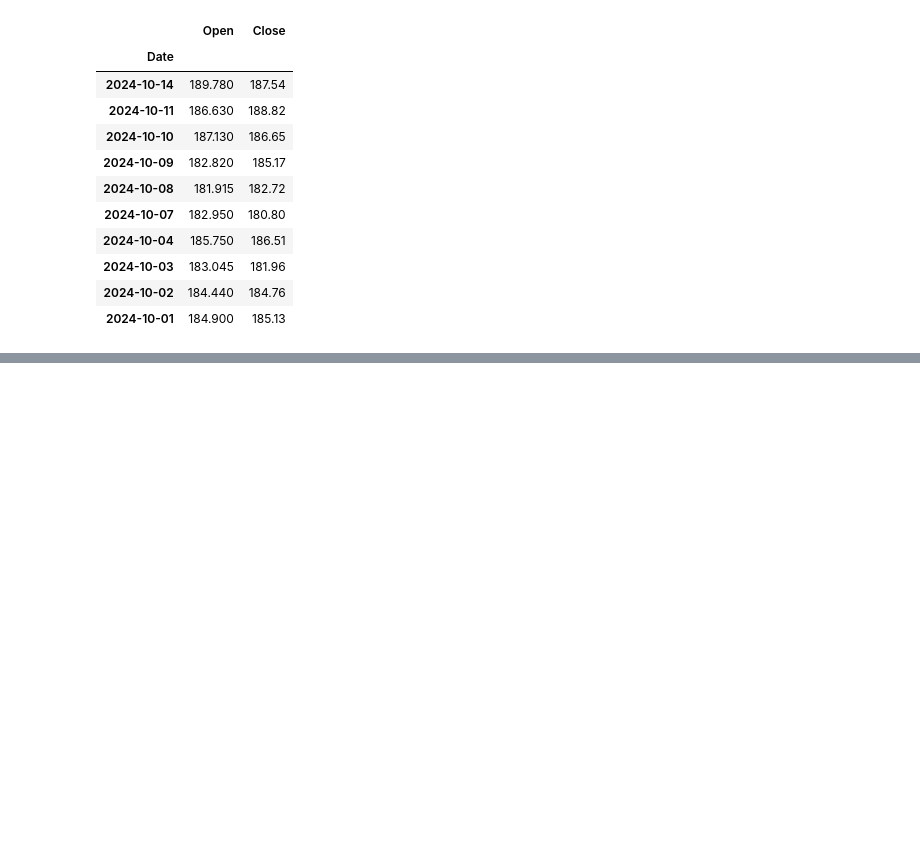
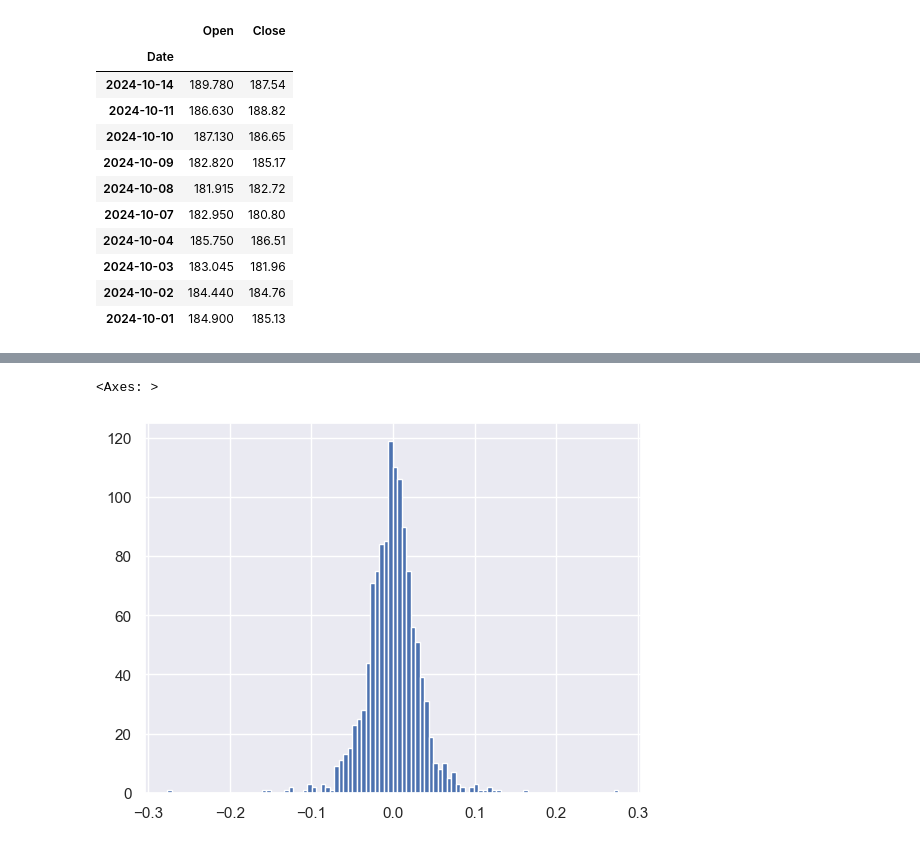
Before and after one commit to kudzik/Career-Path-Data-Science, a Jupyter notebook: Zadania/Zadania_Pandas.ipynb, the cells around one changed output, grey strips where cells are left out. Drawn from its saved outputs; the diff is of its cells as text; code cells hidden in the pictures; blank space fills up the shorter version.

```diff
--- a/Zadania/Zadania_Pandas.ipynb
+++ b/Zadania/Zadania_Pandas.ipynb
@@ -186,0 +330,11 @@ Name: 2024-10-14 00:00:00, dtype: float64
+# %%
+# Usrtawianie wygldu za pomocą biblioteki seaborn
+
+import seaborn as sns
+
+sns.set_theme()
+
+df["daily_change"].hist(bins=100)
+# %% [output]
+<Axes: >
+[figure, added]
```
Also changed, not shown: parts of 20 cells of this notebook, 3 other files.
